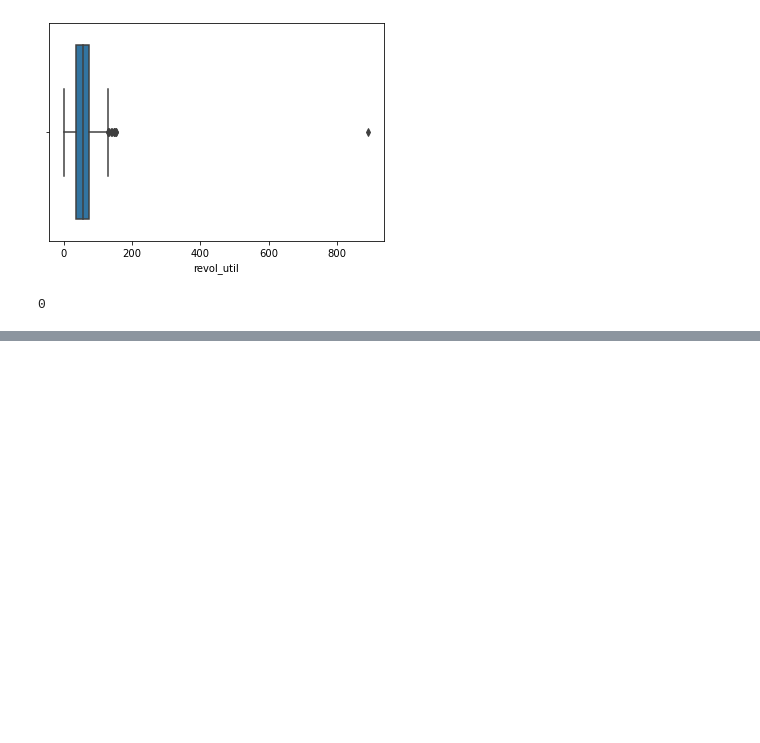
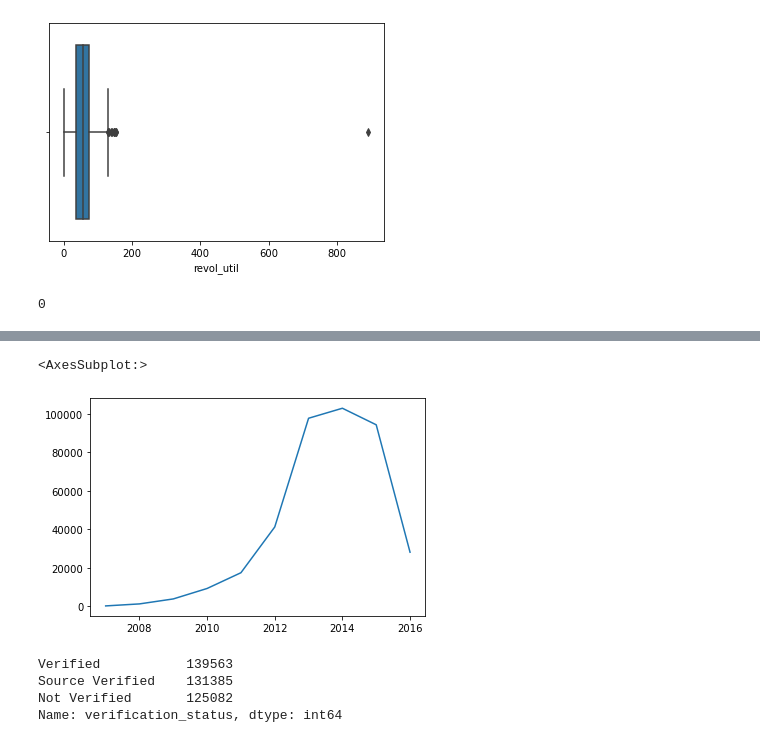
Before and after one commit to satyamraj123/All-Lending-Club-Loan-Data, a Jupyter notebook: my notebook.ipynb, the cells around one changed output, grey strips where cells are left out. Saved outputs shown, nothing was run; the diff lists cells and outputs as text; code cells hidden in the pictures; blank space fills up the shorter version.

```diff
--- a/my notebook.ipynb
+++ b/my notebook.ipynb
@@ -337,0 +701,5 @@ df.mort_acc.isnull().sum
+# %%
+df.issue_year.value_counts().sort_index(ascending=True).plot()
+# %% [output]
+<AxesSubplot:>
+[figure, added]
@@ -337,0 +708,7 @@ df.mort_acc.isnull().sum
+# %%
+df.verification_status.value_counts()
+# %% [output]
+Verified           139563
+Source Verified    131385
+Not Verified       125082
+Name: verification_status, dtype: int64
```
Also changed, not shown: parts of 68 cells of this notebook.
